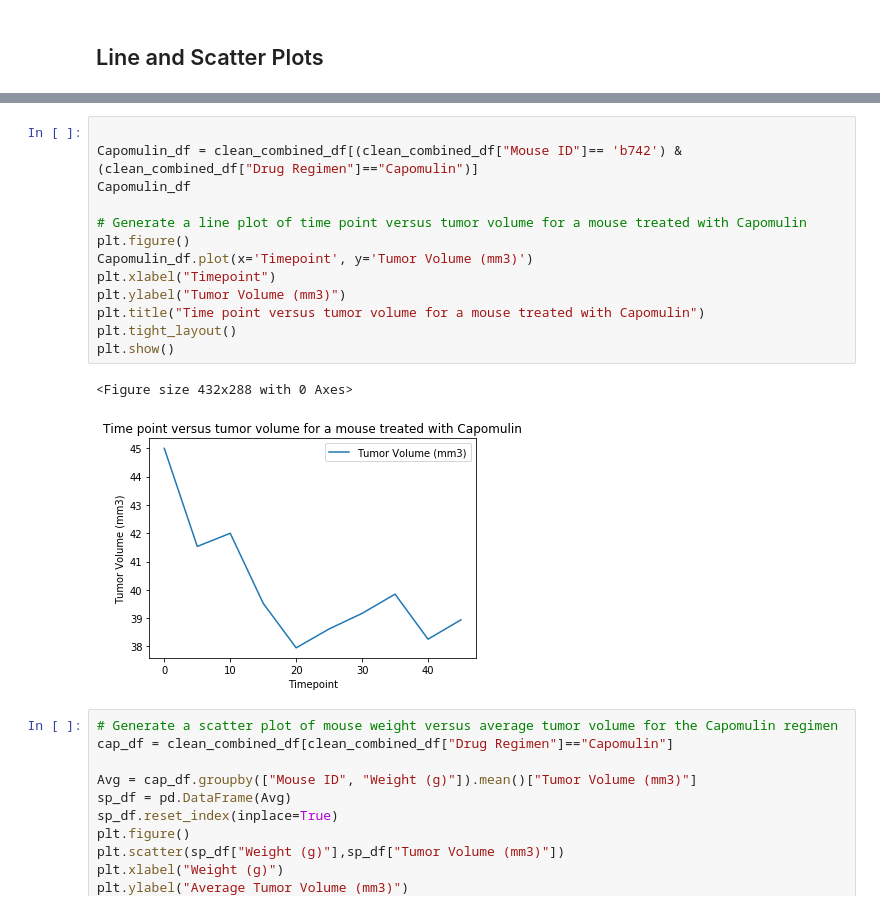
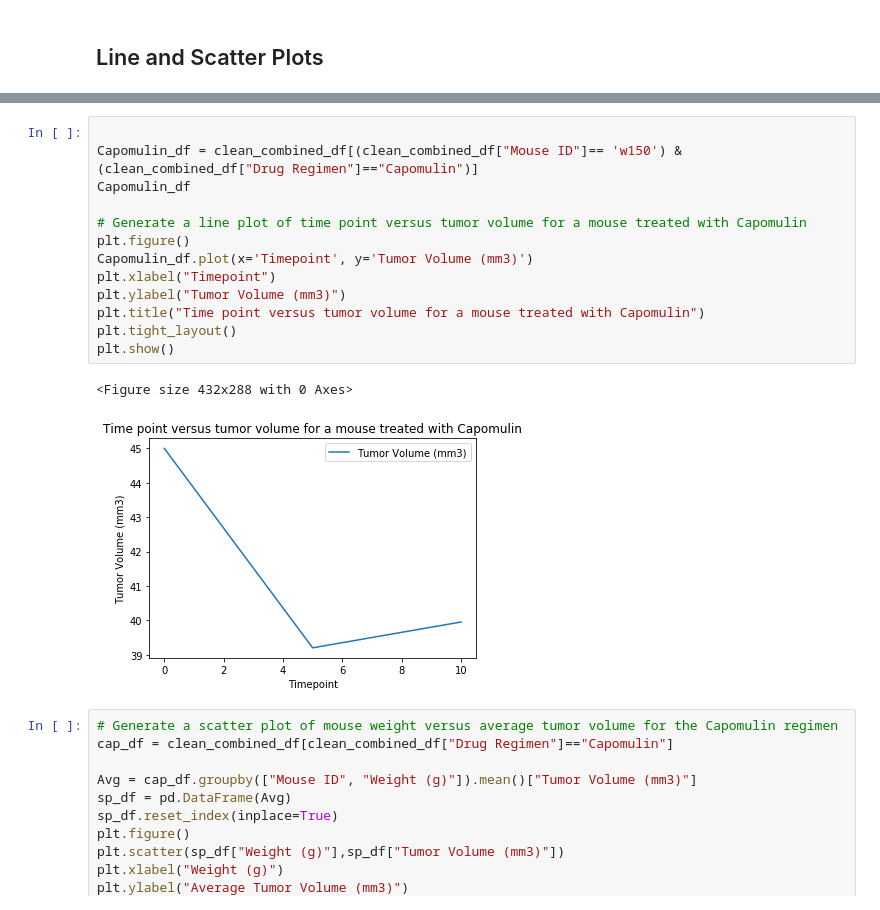
Before and after one commit to smantrala1/Sri_GWU_01-Excel_HW, a Jupyter notebook: 05 - Matplotlib-Challenge/Part-2-Case-Assignment/Instructions/Pymaceuticals/pymaceuticals_starter.ipynb, the cells around one changed output, grey strips where cells are left out. Drawn from its saved outputs; the diff is of its cells as text.

```diff
--- a/05 - Matplotlib-Challenge/Part-2-Case-Assignment/Instructions/Pymaceuticals/pymaceuticals_starter.ipynb
+++ b/05 - Matplotlib-Challenge/Part-2-Case-Assignment/Instructions/Pymaceuticals/pymaceuticals_starter.ipynb
@@ -345,20 +345,20 @@ print(sample_mouseid)
 Name: Mouse ID, dtype: object
 # %%
 
-Capomulin_df = clean_combined_df[(clean_combined_df["Mouse ID"]== 'b742') & (clean_combined_df["Drug Regimen"]=="Capomulin")]
+Capomulin_df = clean_combined_df[(clean_combined_df["Mouse ID"]== 'w150') & (clean_combined_df["Drug Regimen"]=="Capomulin")]
 Capomulin_df
 
 # Generate a line plot of time point versus tumor volume for a mouse treated with Capomulin
 plt.figure()
 Capomulin_df.plot(x='Timepoint', y='Tumor Volume (mm3)')
 plt.xlabel("Timepoint")
 plt.ylabel("Tumor Volume (mm3)")
 plt.title("Time point versus tumor volume for a mouse treated with Capomulin")
 plt.tight_layout()
 plt.show()
 # %% [output]
 <Figure size 432x288 with 0 Axes>
-[figure, old version]
+[figure, new version]
 # %%
 # Generate a scatter plot of mouse weight versus average tumor volume for the Capomulin regimen
 cap_df = clean_combined_df[clean_combined_df["Drug Regimen"]=="Capomulin"]
```
Also changed, not shown: parts of 3 cells of this notebook, 3 other files.
